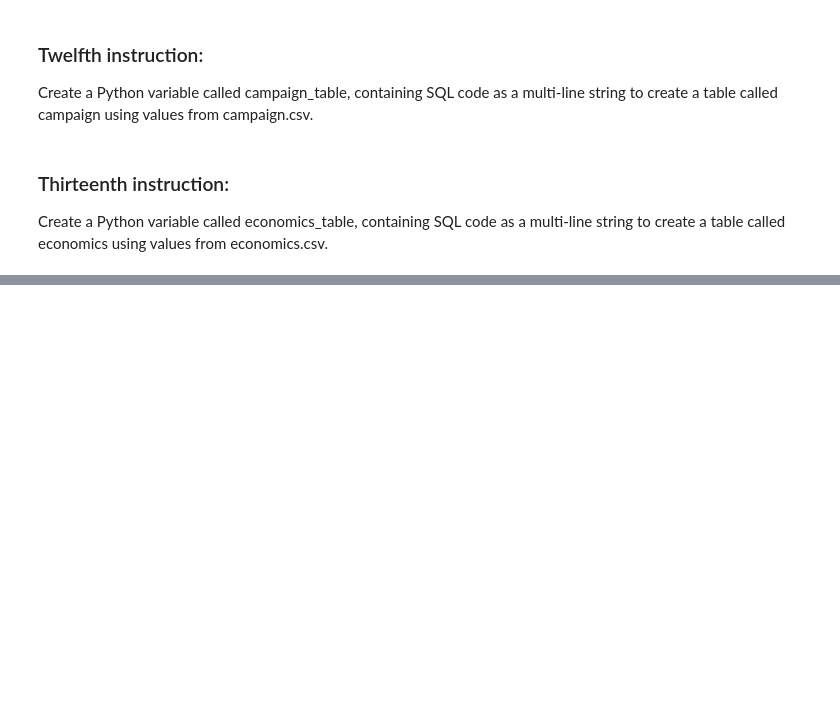
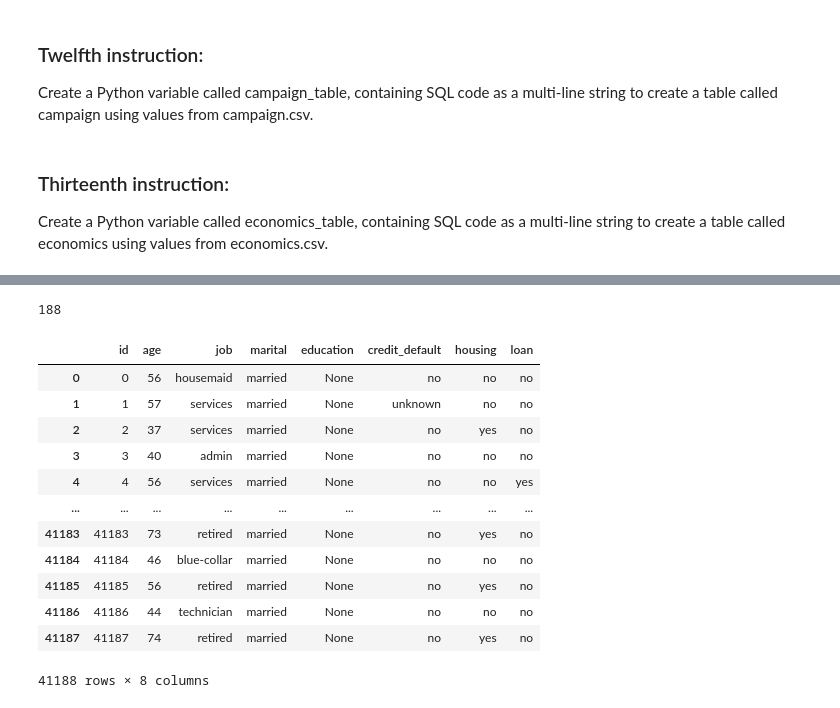
Before and after one commit to M21x1/designing_bank_marketing_database, a Jupyter notebook: database_design.ipynb, the cells around one changed output, grey strips where cells are left out. Saved outputs shown, nothing was run; the diff lists cells and outputs as text; code cells hidden in the pictures; blank space fills up the shorter version.

Commit message:
hoe to load a database

```diff
--- a/database_design.ipynb
+++ b/database_design.ipynb
@@ -243,0 +284,5 @@ economics_table = '''
+# %%
+# Create engine using connection string(cs)
+# cs : dialect+driver://user:password@server/database
+
+engine = create_engine('postgresql+psycopg2://postgres:#####@localhost/marketing_campaign')
@@ -243,0 +304,34 @@ economics_table = '''
+# %%
+# We proceed to insert data from clients DataFrame into the 'client_data' table
+clients.to_sql('client_data', engine, if_exists='replace', index=False)
+
+# From campaigns DataFrame into 'campaign_data'
+
+campaigns.to_sql('campaign_data', engine, if_exists='replace', index=False)
+
+# From economics DataFrame into 'economics_data'
+
+economics.to_sql('economics_data', engine, if_exists='replace', index=False)
+# %% [output]
+188
+# %%
+# We see if the three DataFrames were inserted in three different tables in PostgreSQL
+
+# Read client_data as a DataFrame
+
+client_df = pd.read_sql('SELECT * FROM client_data', engine)
+client_df
+# %% [output]
+|  | id | age | job | marital | education | credit_default | housing | loan |
+| 0 | 0 | 56 | housemaid | married | None | no | no | no |
+| 1 | 1 | 57 | services | married | None | unknown | no | no |
+| 2 | 2 | 37 | services | married | None | no | yes | no |
+| 3 | 3 | 40 | admin | married | None | no | no | no |
+| 4 | 4 | 56 | services | married | None | no | no | yes |
+| ... | ... | ... | ... | ... | ... | ... | ... | ... |
+| 41183 | 41183 | 73 | retired | married | None | no | yes | no |
+| 41184 | 41184 | 46 | blue-collar | married | None | no | no | no |
+| 41185 | 41185 | 56 | retired | married | None | no | yes | no |
+| 41186 | 41186 | 44 | technician | married | None | no | no | no |
+| 41187 | 41187 | 74 | retired | married | None | no | yes | no |
+41188 rows × 8 columns
```
Also changed, not shown: parts of 9 cells of this notebook.
